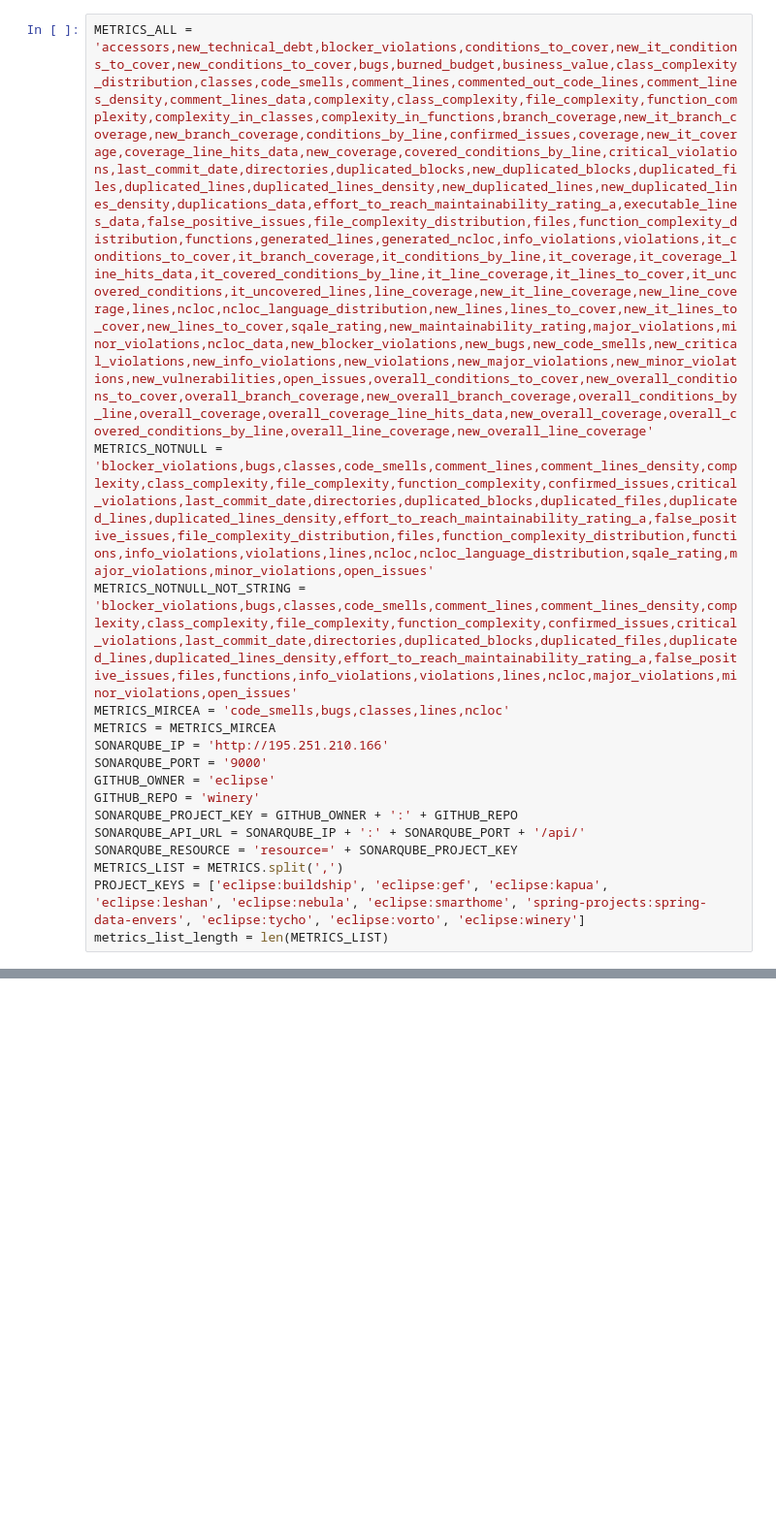
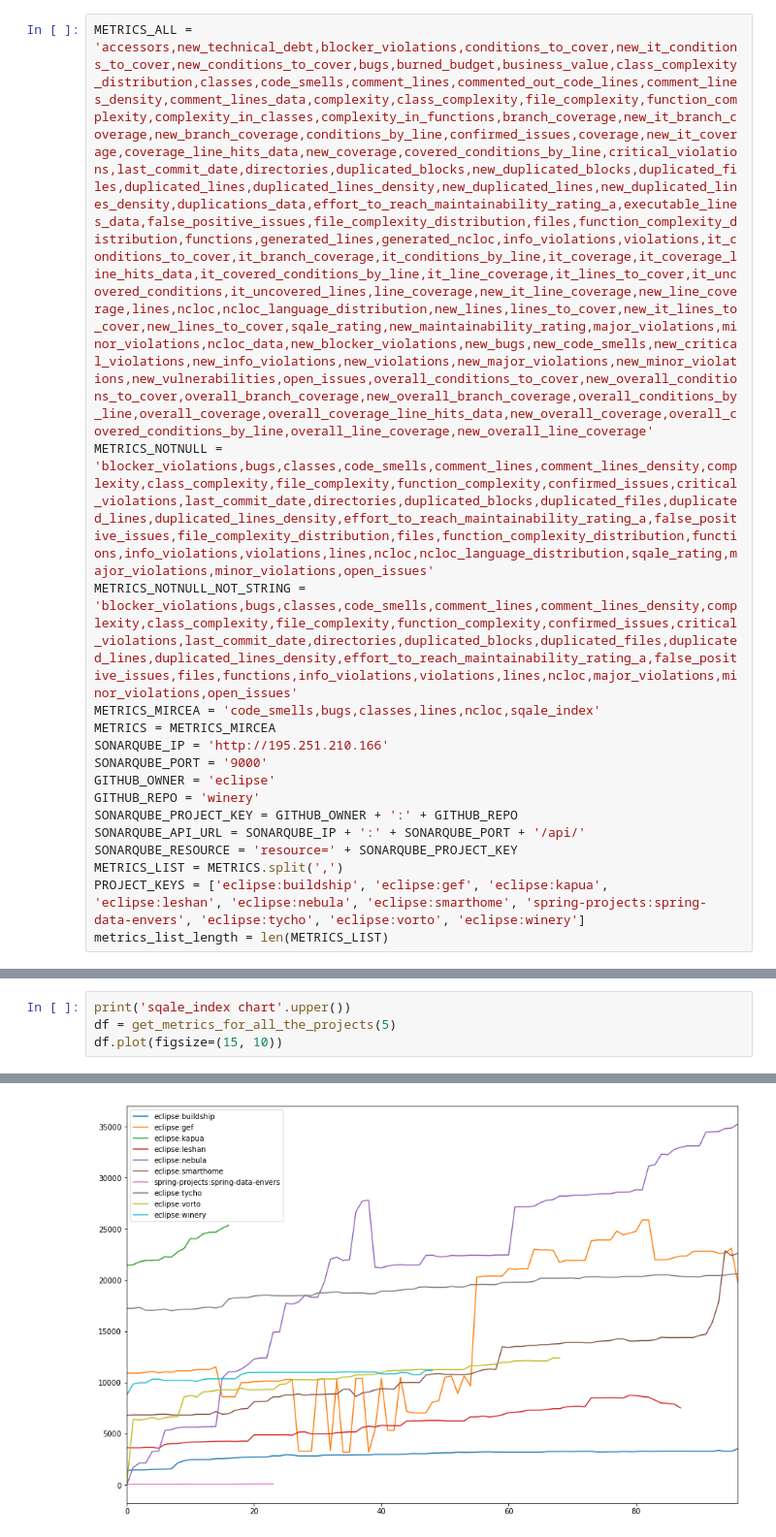
Before and after one commit to digeo/SonarQubeTSAnalysis, a Jupyter notebook: TS-SonarQubeMP.ipynb, the cells around one changed output, grey strips where cells are left out. Shown at 97% size. Saved outputs shown, nothing was run; the diff lists cells and outputs as text; blank space fills up the shorter version.

Commit message:
sqale_index

```diff
--- a/TS-SonarQubeMP.ipynb
+++ b/TS-SonarQubeMP.ipynb
@@ -13,6 +13,6 @@ METRICS_ALL = 'accessors,new_technical_debt,blocker_violations,conditions_to_cov
 METRICS_NOTNULL = 'blocker_violations,bugs,classes,code_smells,comment_lines,comment_lines_density,complexity,class_complexity,file_complexity,function_complexity,confirmed_issues,critical_violations,last_commit_date,directories,duplicated_blocks,duplicated_files,duplicated_lines,duplicated_lines_density,effort_to_reach_maintainability_rating_a,false_positive_issues,file_complexity_distribution,files,function_complexity_distribution,functions,info_violations,violations,lines,ncloc,ncloc_language_distribution,sqale_rating,major_violations,minor_violations,open_issues'
 METRICS_NOTNULL_NOT_STRING = 'blocker_violations,bugs,classes,code_smells,comment_lines,comment_lines_density,complexity,class_complexity,file_complexity,function_complexity,confirmed_issues,critical_violations,last_commit_date,directories,duplicated_blocks,duplicated_files,duplicated_lines,duplicated_lines_density,effort_to_reach_maintainability_rating_a,false_positive_issues,files,functions,info_violations,violations,lines,ncloc,major_violations,minor_violations,open_issues'
-METRICS_MIRCEA = 'code_smells,bugs,classes,lines,ncloc'
+METRICS_MIRCEA = 'code_smells,bugs,classes,lines,ncloc,sqale_index'
 METRICS = METRICS_MIRCEA
 SONARQUBE_IP = 'http://195.251.210.166'
 SONARQUBE_PORT = '9000'
@@ -121,3 +121,8 @@ df_dif.plot(figsize=(15, 10))
 NCLOC DIFF CHART
 <matplotlib.axes._subplots.AxesSubplot at 0x...>
 [figure]
+# %%
+print('sqale_index chart'.upper())
+df = get_metrics_for_all_the_projects(5)
+df.plot(figsize=(15, 10))
+# %% [output]
@@ -123,0 +131 @@ NCLOC DIFF CHART
+[figure, added]
```
Also changed, not shown: parts of 2 cells of this notebook.
